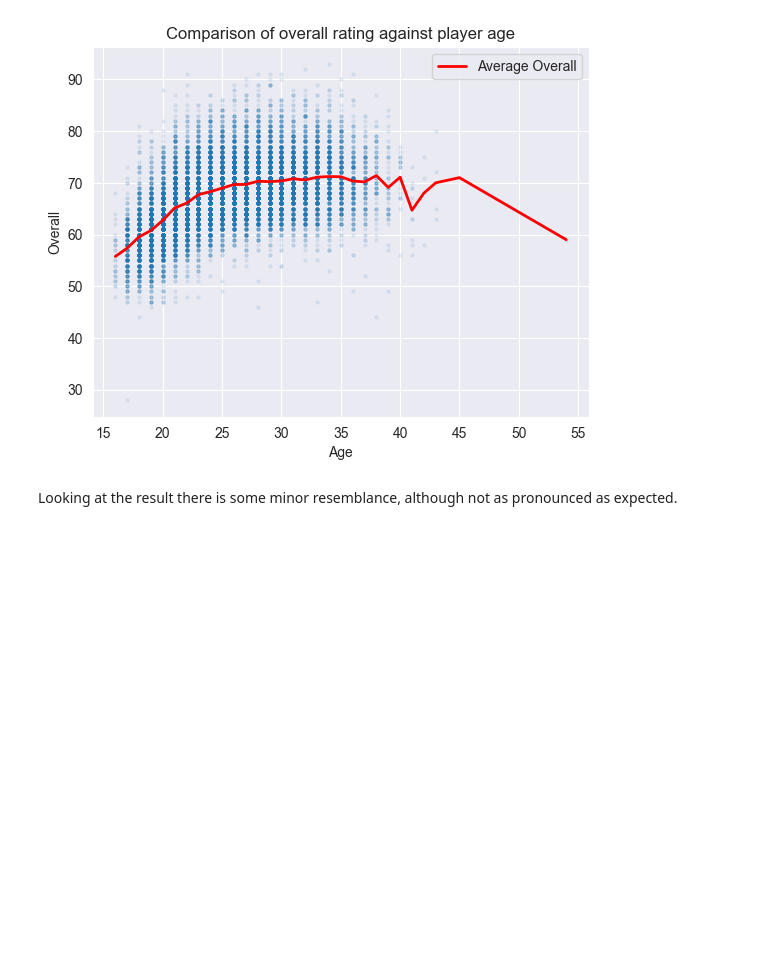
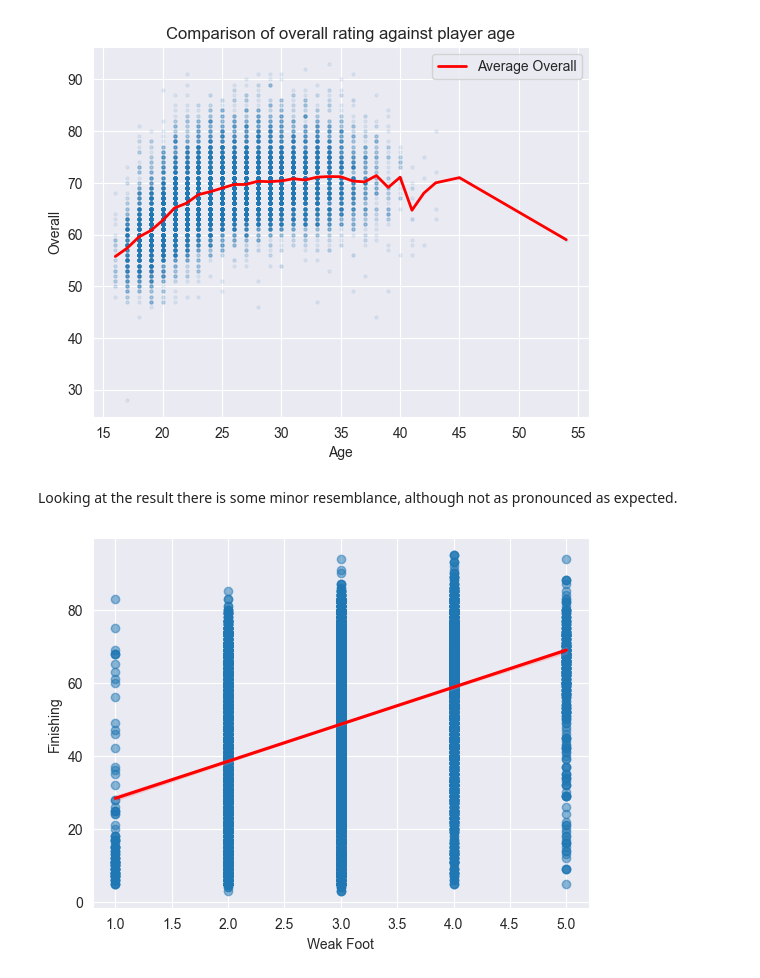
Before and after one commit to zurfil/DataSciencePortfolio, a Jupyter notebook: FIFA/main.ipynb, the cells around one changed output. Saved outputs shown, nothing was run; the diff lists cells and outputs as text; code cells hidden in the pictures; blank space fills up the shorter version.

Commit message:
+corr (foot-finishing; skill-dribbling)

```diff
--- a/FIFA/main.ipynb
+++ b/FIFA/main.ipynb
@@ -149,3 +150,8 @@ plt.show();
 [figure]
 # %% [markdown]
 Looking at the result there is some minor resemblance, although not as pronounced as expected.
+# %%
+sns.regplot(x="Weak Foot", y="Finishing", data=data, scatter_kws={'alpha':0.5}, line_kws={'color': 'red'})
+plt.show();
+# %% [output]
+[figure, added]
```
Also changed, not shown: parts of 5 cells of this notebook.
